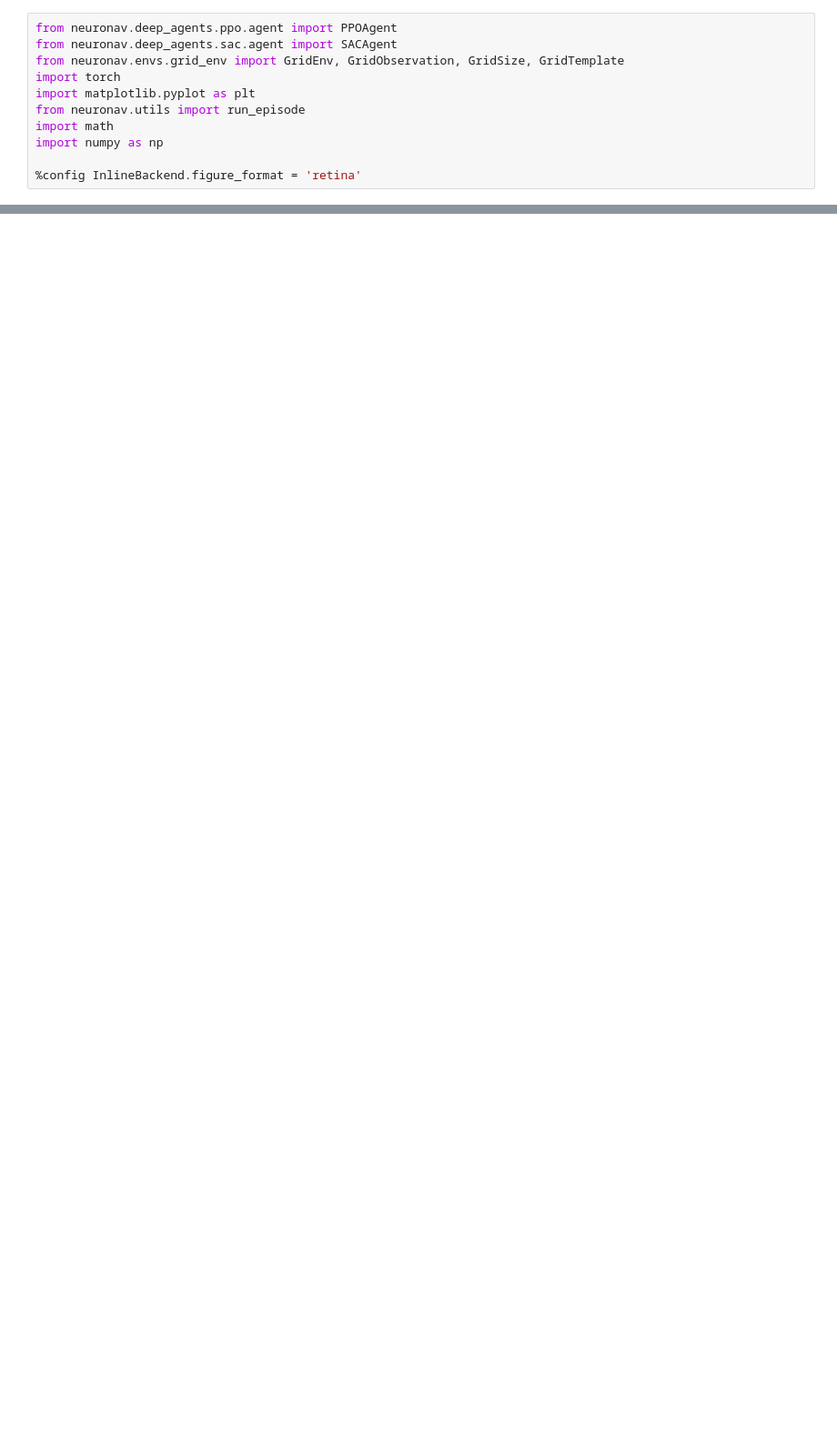
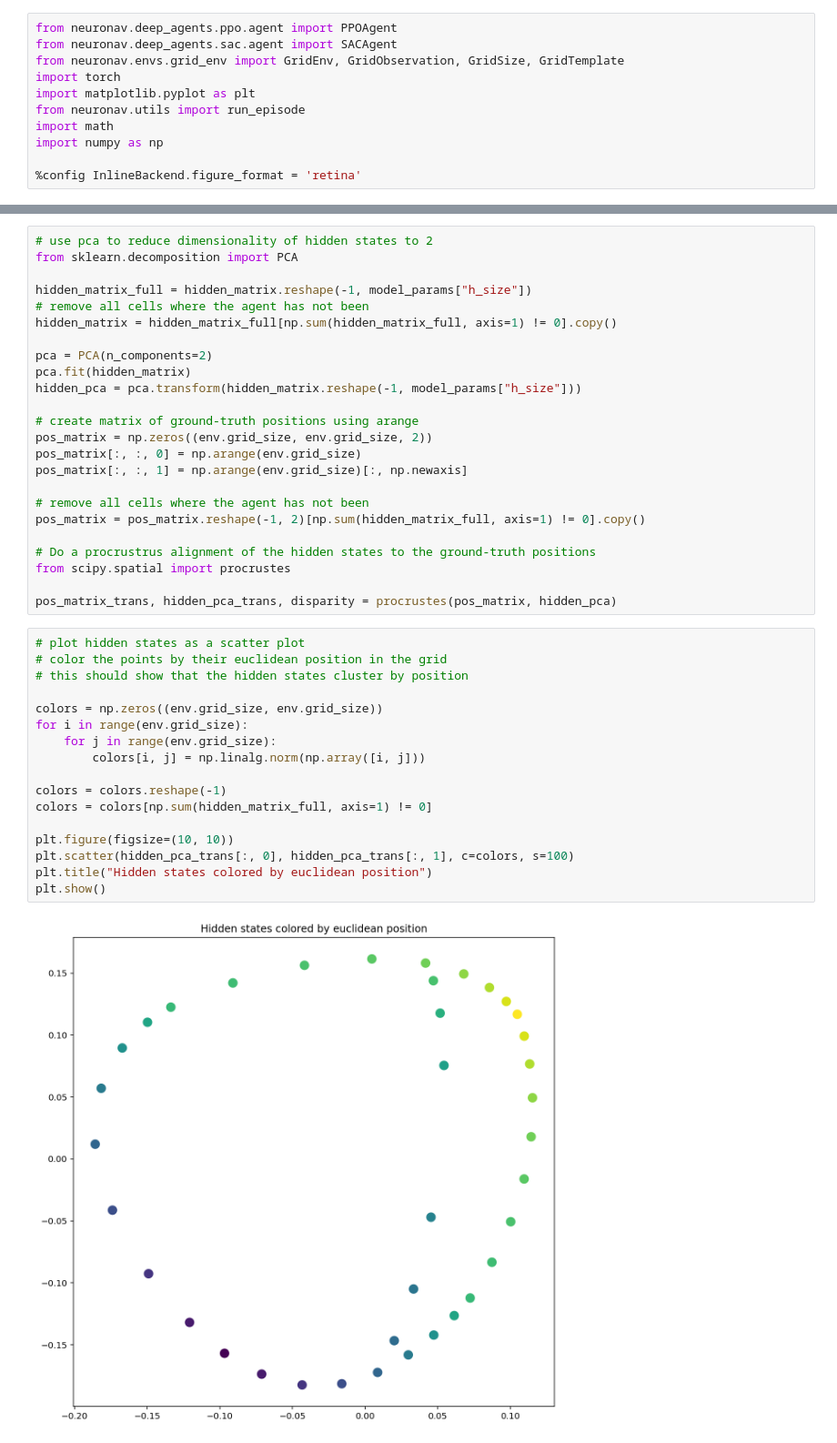
Before and after one commit to awjuliani/neuro-nav, a Jupyter notebook: notebooks/deeprl_tutorial.ipynb, the cells around one changed output, grey strips where cells are left out. Shown at 91% size. Saved outputs shown, nothing was run; the diff lists cells and outputs as text; blank space fills up the shorter version.

```diff
--- a/notebooks/deeprl_tutorial.ipynb
+++ b/notebooks/deeprl_tutorial.ipynb
@@ -110,0 +152,43 @@ plt.show()
+# %%
+# use pca to reduce dimensionality of hidden states to 2
+from sklearn.decomposition import PCA
+
+hidden_matrix_full = hidden_matrix.reshape(-1, model_params["h_size"])
+# remove all cells where the agent has not been
+hidden_matrix = hidden_matrix_full[np.sum(hidden_matrix_full, axis=1) != 0].copy()
+
+pca = PCA(n_components=2)
+pca.fit(hidden_matrix)
+hidden_pca = pca.transform(hidden_matrix.reshape(-1, model_params["h_size"]))
+
+# create matrix of ground-truth positions using arange
+pos_matrix = np.zeros((env.grid_size, env.grid_size, 2))
+pos_matrix[:, :, 0] = np.arange(env.grid_size)
+pos_matrix[:, :, 1] = np.arange(env.grid_size)[:, np.newaxis]
+
+# remove all cells where the agent has not been
+pos_matrix = pos_matrix.reshape(-1, 2)[np.sum(hidden_matrix_full, axis=1) != 0].copy()
+
+# Do a procrustrus alignment of the hidden states to the ground-truth positions
+from scipy.spatial import procrustes
+
+pos_matrix_trans, hidden_pca_trans, disparity = procrustes(pos_matrix, hidden_pca)
+# %%
+# plot hidden states as a scatter plot
+# color the points by their euclidean position in the grid
+# this should show that the hidden states cluster by position
+
+colors = np.zeros((env.grid_size, env.grid_size))
+for i in range(env.grid_size):
+    for j in range(env.grid_size):
+        colors[i, j] = np.linalg.norm(np.array([i, j]))
+
+colors = colors.reshape(-1)
+colors = colors[np.sum(hidden_matrix_full, axis=1) != 0]
+
+plt.figure(figsize=(10, 10))
+plt.scatter(hidden_pca_trans[:, 0], hidden_pca_trans[:, 1], c=colors, s=100)
+plt.title("Hidden states colored by euclidean position")
+plt.show()
+# %% [output]
+[figure, added]
```
Also changed, not shown: parts of 15 cells of this notebook, 4 other files.
